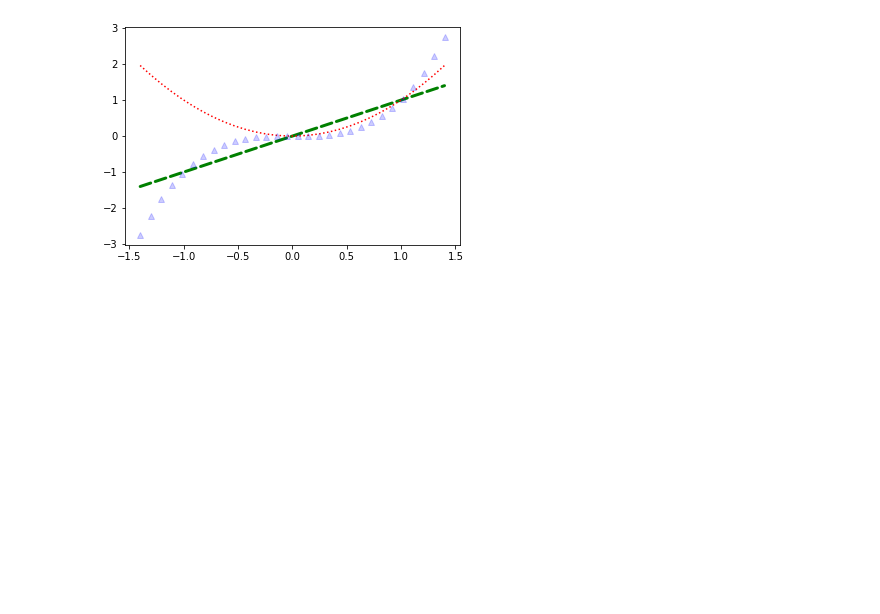
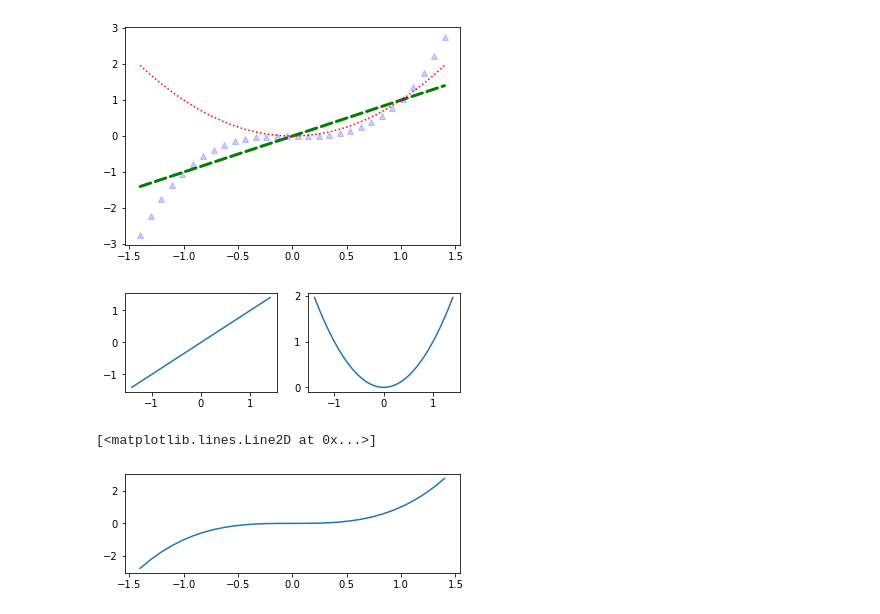
Before and after one commit to umeshraj/hands_on_ml, a Jupyter notebook: utils_matplotlib.ipynb, the cells around one changed output. Saved outputs shown, nothing was run; the diff lists cells and outputs as text; code cells hidden in the pictures; blank space fills up the shorter version.

```diff
--- a/utils_matplotlib.ipynb
+++ b/utils_matplotlib.ipynb
@@ -29,3 +29,14 @@ line3.set_alpha(0.2)
 plt.show()
 # %% [output]
 [figure]
+# %%
+plt.subplot(2, 2, 1)  # 2 rows, 2 columns, 1st subplot = top left
+plt.plot(x, x)
+plt.subplot(2, 2, 2)  # 2 rows, 2 columns, 2nd subplot = top right
+plt.plot(x, x**2)
+plt.subplot(2, 1, 2)  # 2 rows, *1* column, 2nd subplot = bottom
+plt.plot(x, x**3)
+# %% [output]
+[figure, added]
+[<matplotlib.lines.Line2D at 0x...>]
+[figure, added]
```
Also changed, not shown: parts of 4 cells of this notebook.
